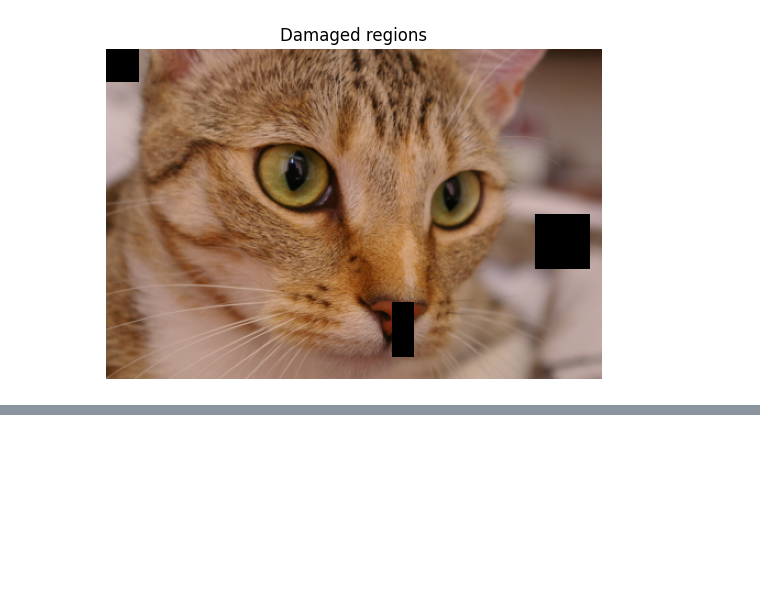
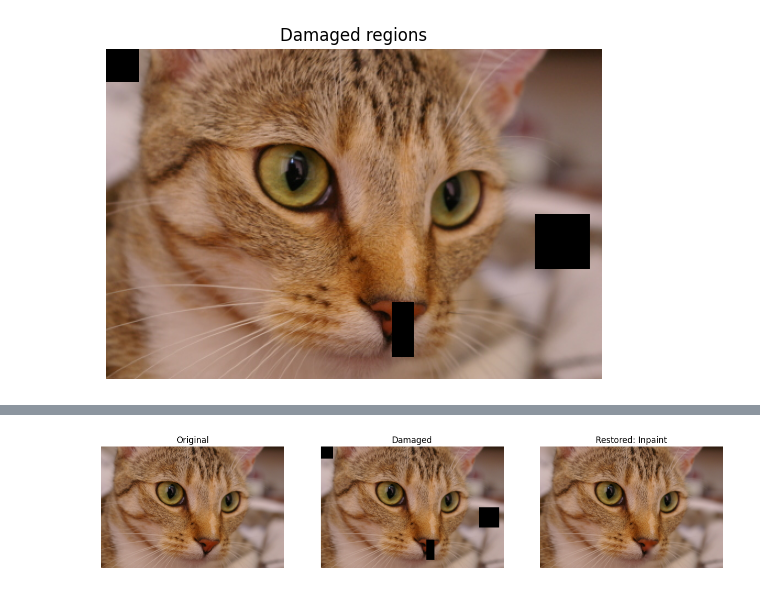
Before and after one commit to r-leyshon/image-processing, a Jupyter notebook: scikit-image/image-processing-with-skimage/03-restoration.ipynb, the cells around one changed output, grey strips where cells are left out. Drawn from its saved outputs; the diff is of its cells as text; code cells hidden in the pictures; blank space fills up the shorter version.

Commit message:
feat: Restore with inpaint.biharmonic

```diff
--- a/scikit-image/image-processing-with-skimage/03-restoration.ipynb
+++ b/scikit-image/image-processing-with-skimage/03-restoration.ipynb
@@ -12,11 +15,13 @@ def damage_img_region(
         img,
         bboxes=[[0, 0, 30, 30], [150, 390, 200, 440], [230, 260, 280, 280]]
         ):
+    img_out = img.copy()
     for bbox in bboxes:
-        img[bbox[0]:bbox[2], bbox[1]:bbox[3]]  = (0,0,0)
-    return img
+        # set all channel black
+        img_out[bbox[0]:bbox[2], bbox[1]:bbox[3]] = (0,0,0)
+    return (img_out, bboxes)
 # %%
-damaged_cat = damage_img_region(cat_original)
+damaged_cat, dmg_zones = damage_img_region(cat_original)
 plt.imshow(damaged_cat)
 plt.axis("off")
 plt.title("Damaged regions")
@@ -25,0 +40,25 @@ plt.show()
+# %%
+# get a mask that captures the damaged zones as 1
+mask = np.zeros(damaged_cat.shape)
+for zone in dmg_zones:
+    mask[zone[0]:zone[2],zone[1]:zone[3]] = (1,1,1)
+# %%
+restored_cat = inpaint.inpaint_biharmonic(
+    damaged_cat,
+    mask=mask[:, :, 0], # weird - mask only takes single channel
+    multichannel=True)
+# %%
+fig, (ax1, ax2, ax3) = plt.subplots(
+    ncols=3, figsize=(16,8), sharex=True, sharey=True
+    )
+ax1.imshow(cat_original)
+ax2.imshow(damaged_cat)
+ax3.imshow(restored_cat)
+for a in (ax1, ax2, ax3):
+    a.axis("off")
+ax1.set_title("Original")
+ax2.set_title("Damaged")
+ax3.set_title("Restored: Inpaint")
+plt.show()
+# %% [output]
+[figure, added]
```
Also changed, not shown: parts of 2 cells of this notebook.
